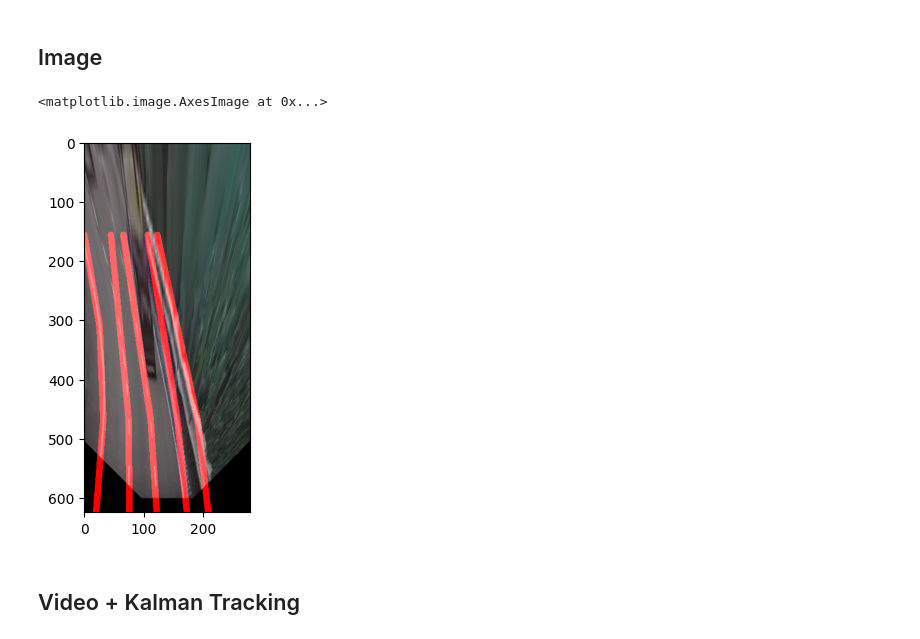
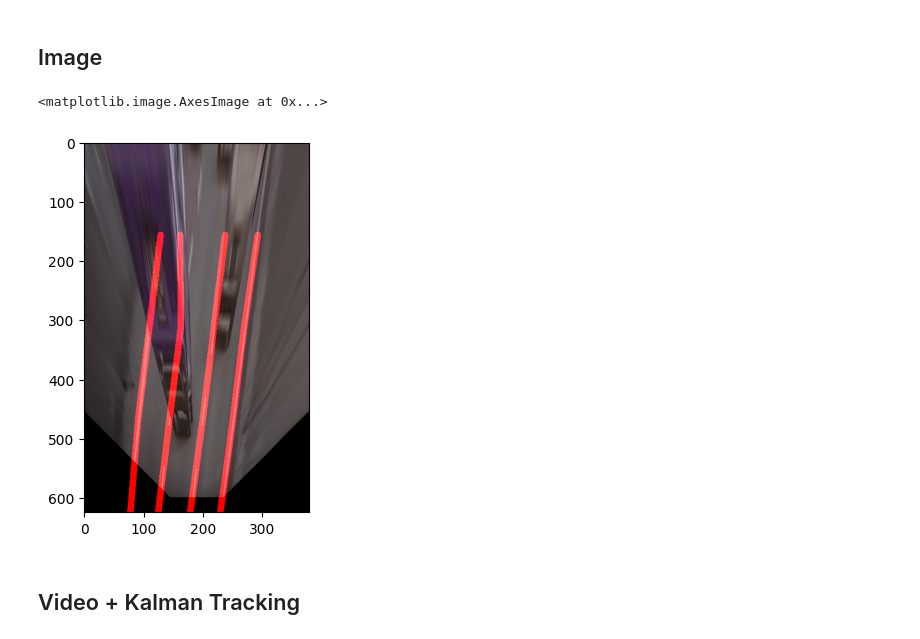
Before and after one commit to bryanahusna/3d-traffic-reconstruction, a Jupyter notebook: main_lane_detection.ipynb, the cells around one changed output. Cells and saved outputs as stored; diff of their text form; code cells hidden in the pictures.

```diff
--- a/main_lane_detection.ipynb
+++ b/main_lane_detection.ipynb
@@ -4,19 +4,20 @@
 import numpy as np
 import cv2
 import matplotlib.pyplot as plt
+from scipy import ndimage
 
-def birdseye_transform(camera_image, inverse=False):
+def birdseye_transform(camera_image, roi_y=445, offset_x=0,  inverse=False):
     OUT_H_FACTOR = 8
     IMAGE_H = 223
     IMAGE_W = 1280
 
     src = np.float32([[0, 625], [1280, 625], [0, 0], [1280, 0]])
-    dst = np.float32([[620, 625], [1280-620, 625], [0, 0], [1280, 0]])
+    dst = np.float32([[620 + offset_x, 625], [1280-620, 625], [0, 0], [1280, 0]])
 
     M = cv2.getPerspectiveTransform(src, dst) # The transformation matrix
     Minv = cv2.getPerspectiveTransform(dst, src) # Inverse transformation
 
-    img = camera_image[445:, :] # Apply np slicing for ROI crop
+    img = camera_image[roi_y:, :] # Apply np slicing for ROI crop
     warped_img = cv2.warpPerspective(img, M if not inverse else Minv, (1280, 625)) # Image warping
     return warped_img
 
@@ -192,26 +193,26 @@ def draw_multi_segment_hough(img, lines, segment_count=4):
 # %%
 # Parameters
 rho = 4             # Distance resolution of the grid in Hough Space
 theta = np.pi/180   # Angular resolution of the grid in Hough Space
 threshold = 50      # Minimum number of intersection in a grid for candidate line
-min_line_len = 25
+min_line_len = 50
 max_line_gap = 100
 
-cv_image = cv2.imread('images/input10.png')
-transformed_image = birdseye_transform(cv_image)[:, 500:1280-500]
+cv_image = cv2.imread('images/input12.png')
+transformed_image = birdseye_transform(cv_image, roi_y=455)[:, 450:1280-450]
 canny_edges = preprocess_image(transformed_image)
 
 plt.imshow(np.asarray(transformed_image, dtype=int))
 plt.imshow(np.asarray(canny_edges, dtype=int), cmap='gray')
 
-hough_lines = multi_segment_hough(canny_edges[:], rho, theta, threshold, min_line_len, max_line_gap, segment_count=4, lane_width=15)
+hough_lines = multi_segment_hough(canny_edges[:], rho, theta, threshold, min_line_len, max_line_gap, segment_count=4, lane_width=5)
 hough_lines_img = draw_multi_segment_hough(canny_edges, hough_lines, segment_count=4)
 result = weighted_img(hough_lines_img, transformed_image[:], α=0.8, β=1., λ=0.)
 
 plt.imshow(result)
 # %% [output]
 <matplotlib.image.AxesImage at 0x...>
-[figure, old version]
+[figure, new version]
 # %% [markdown]
 ## Video + Kalman Tracking
 # %%
```
Also changed, not shown: parts of 4 cells of this notebook, 51 other files.
